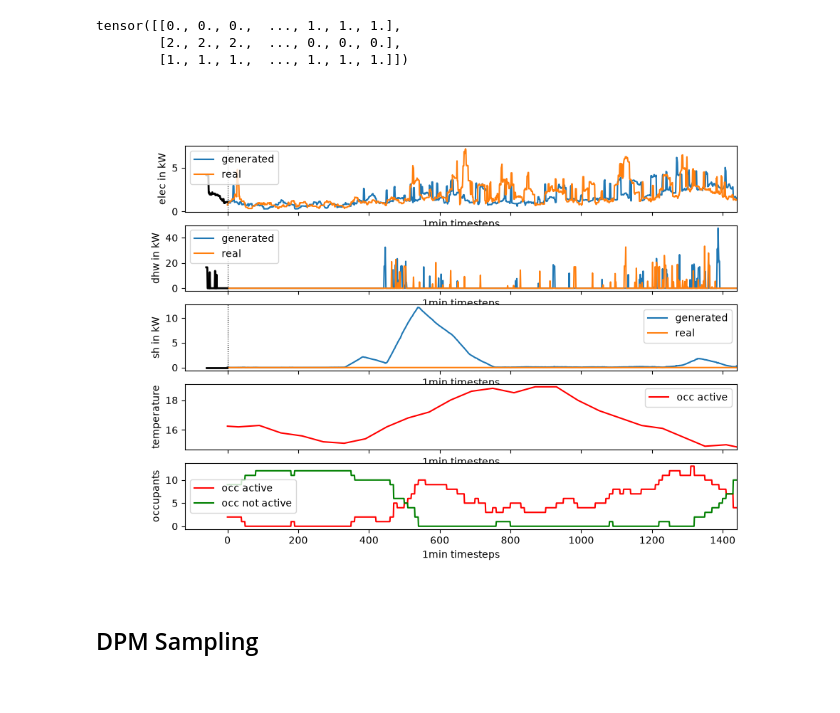
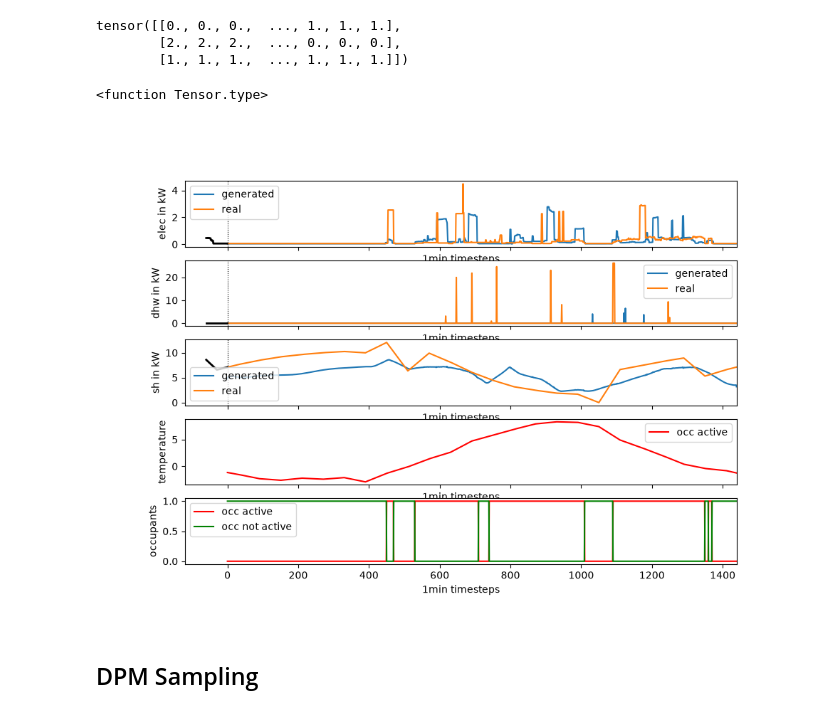
Before and after one commit to NV717/Master_Thesis_EWI_2026, a Jupyter notebook: notebooks/04a_Diffusion1D.ipynb, the cells around one changed output. Cells and saved outputs as stored; diff of their text form; code cells hidden in the pictures.

```diff
--- a/Ch_4_Diffusion/diffusion1D.ipynb
+++ b/notebooks/04a_Diffusion1D.ipynb
@@ -1186,0 +541,2 @@ X0_MIN, X0_MAX
+# %%
+X0_MIN, X0_MAX = compute_channel_minmax(train_dataloader, len(TARGET_COLS), progress=True)
@@ -1235,7 +588,7 @@ run = wandb.init(
     project="diffusion-model_2",
     config={
         "epochs": 1,
-        "timesteps": timesteps,
+        "timesteps": schedule.timesteps,
         "loss_type": "huber",
         "learning_rate": optimizer.param_groups[0]["lr"],
         "schedule": "sigmoid_beta"
@@ -1253,7 +606,7 @@ View run at https://wandb.ai/natusvictus-fh-aachen-university-of-applied-science
 # %%
 #model.load_state_dict(torch.load("model.pth"))
 # %%
-epochs = 3
+epochs = 1
 global_step = 0
 for epoch in tqdm(range(epochs)):
 
@@ -1271,25 +624,27 @@ for epoch in tqdm(range(epochs)):
 
         optimizer.zero_grad()
 
-        t = torch.randint(0, timesteps, (x.shape[0],), device=device).long()
+        t = torch.randint(0, schedule.timesteps, (x.shape[0],), device=device).long()
 
         loss = p_losses(
-            model, x, t, static_cat, static_cont, static_bool, dyn=dyn,
-            loss_type="huber",
+            model, schedule,x, t, static_cat, static_cont, static_bool, dyn=dyn,
+            loss_type="l2",
         )
 
         loss.backward()
         optimizer.step()
         ema.update()
 
+        l=loss.iem()
+
         if step % 100 == 0:
-            print("Loss:", loss.item())
+            print("Loss:", l)
 
-        running_loss += loss.item()
+        running_loss += l
         num_batches += 1
 
         run.log({
-            "train/loss": loss.item(),
+            "train/loss": l,
             "train/learning_rate": optimizer.param_groups[0]["lr"],
             "epoch": epoch + 1,
             "global_step": global_step,
@@ -1883,8 +1204,10 @@ samples = sample1d(
     sequence_length=1440,
     batch_size=32,
     channels=3,
+    schedule=schedule,
     static_cat=static_cat,
     static_cont=static_cont,
     static_bool=static_bool,
-    dyn=dyn
+    dyn=dyn,
+    clip_range=(X0_MIN, X0_MAX)
 )
@@ -2006,9 +1333,13 @@ occ
 tensor([[0., 0., 0.,  ..., 1., 1., 1.],
         [2., 2., 2.,  ..., 0., 0., 0.],
         [1., 1., 1.,  ..., 1., 1., 1.]])
+# %%
+samples.type
+# %% [output]
+<function Tensor.type>
 # %%
-i =15
-final_samples = torch.as_tensor(samples[-1]).float().cpu()
+i =0
+final_samples = torch.as_tensor(samples).float().cpu()
 trgt1 = trgt.cpu()
 condition_norm1 = condition_norm.cpu()
 target_norm1 = target_norm.cpu()
@@ -2050,34 +1381,34 @@ ax[2].set_ylabel("sh in kW")
 ax[2].set_xlabel("1min timesteps")
 ax[2].legend()
 
 ax[3].plot(temp, label="occ active", color="r")
 ax[3].set_ylabel("temperature")
 ax[3].set_xlabel("1min timesteps")
 ax[3].legend()
 
 ax[4].plot(occ_activ, label="occ active", color="r")
 ax[4].plot(occ_not_active, label="occ not active", color="g")
 ax[4].set_ylabel("occupants")
 ax[4].set_xlabel("1min timesteps")
 ax[4].legend()
 offday = occ[3]                                   # 0/1 after minmax inversion
 mask = dyn_c[i, -1] > 0.5
 o = n_d + N_SEASON
 ctx = (invert_scaler(dyn_c[:, o:o + n_t], target_scaler) * target_norm1)[i]   # (n_t, L)
 CONTEXT_REVERSE = True
 K_eff = int(mask.sum())
 for k, a in enumerate(ax[:3]):
     ctx_k = ctx[k, :K_eff]
     if CONTEXT_REVERSE:
         ctx_k = ctx_k.flip(-1)                      # slot 0 holds the newest minute, so flip to oldest to newest
     a.plot(np.arange(-K_eff, 0), ctx_k, color="k", lw=2, label="end of previous day (context)")
     a.axvline(0, color="k", ls=":", lw=0.8)
 ax[0].set_xlim(-2 * K_eff, 1440)
 plt.show()
 #todo conntext as single value in static embedding
 #todo check quality of unnormalized version
 # %% [output]
-[figure, old version]
+[figure, new version]
 # %% [markdown]
 ## DPM Sampling
 # %%
```
Also changed, not shown: parts of 47 cells of this notebook, 19 other files.
